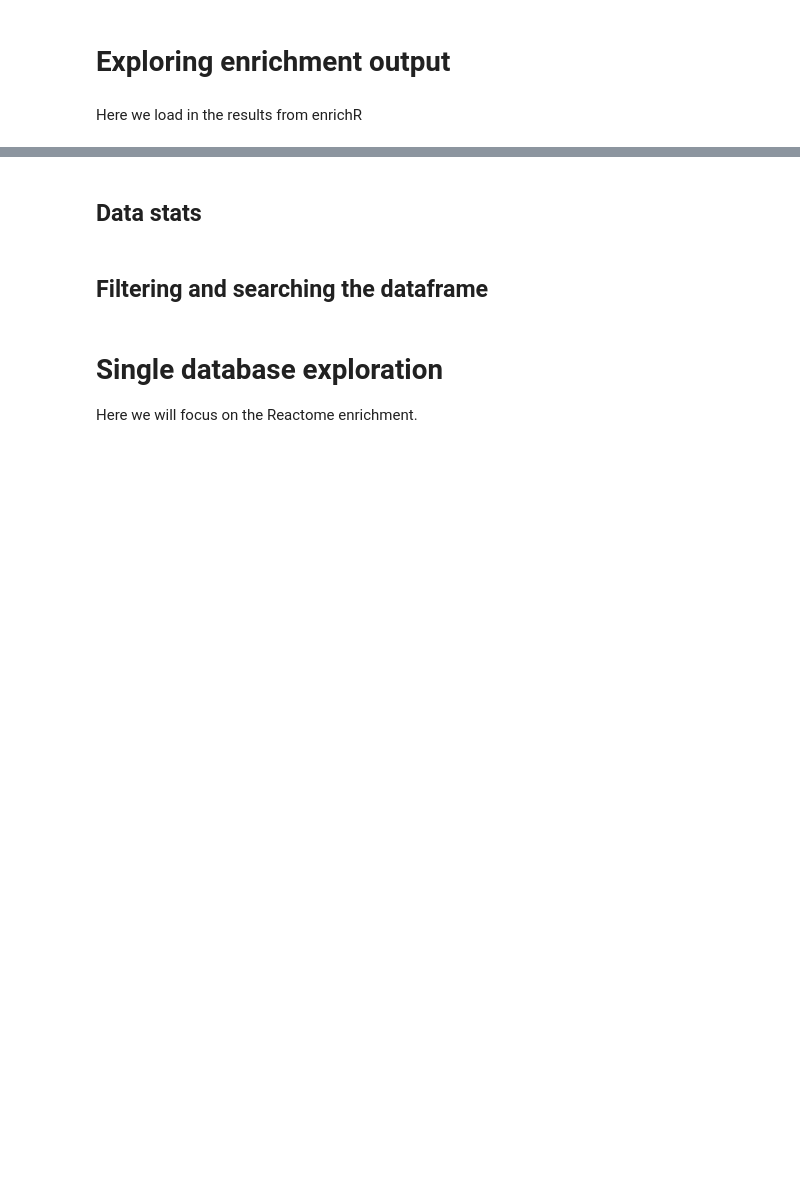
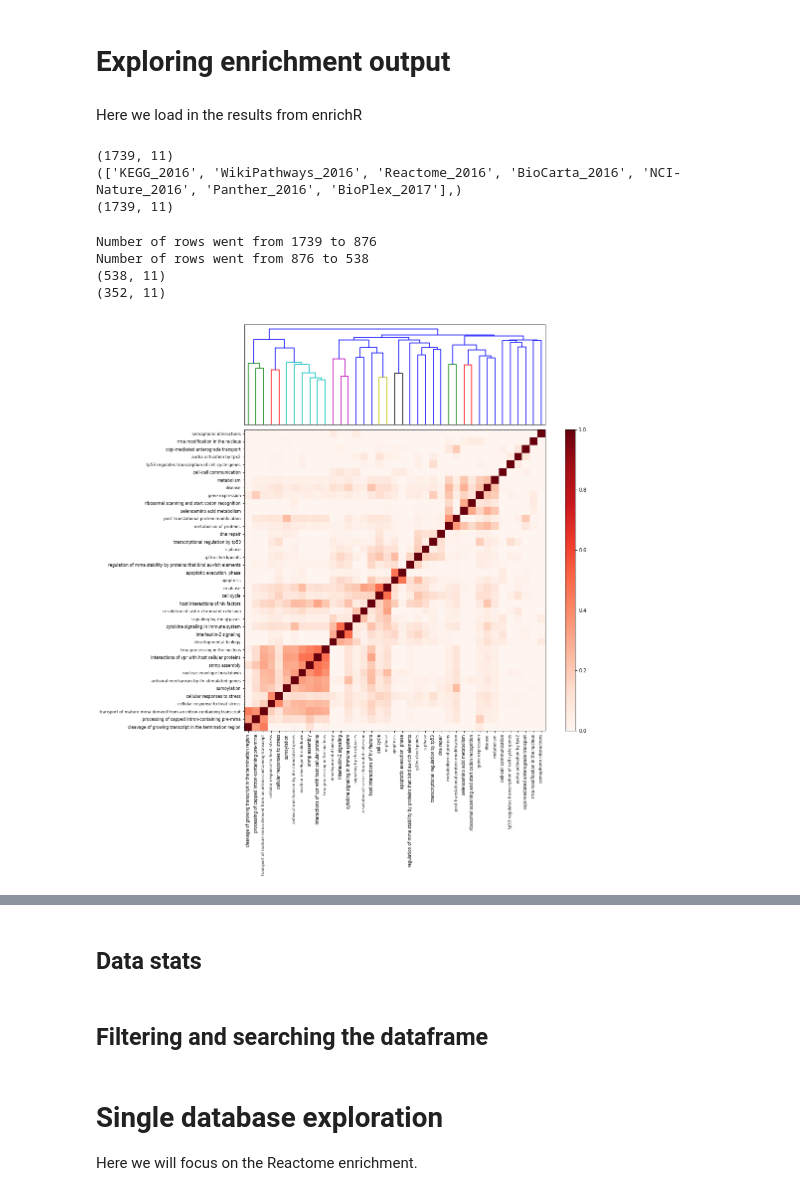
Before and after one commit to LoLab-MSM/MAGINE, a Jupyter notebook: examples/cisplatin/explore_enrichment_analysis.ipynb, the cells around one changed output, grey strips where cells are left out. Cells and saved outputs as stored; diff of their text form; code cells hidden in the pictures; blank space fills up the shorter version.

```diff
--- a/examples/cisplatin/explore_enrichment_analysis.ipynb
+++ b/examples/cisplatin/explore_enrichment_analysis.ipynb
@@ -34,3 +36,36 @@ Here we load in the results from enrichR
 enrichment_array = load_enrichment_csv('Data/cisplatin_enrichment.csv.gz', index_col=0)
 enrichment_array['significant'] = False
 enrichment_array.loc[enrichment_array['adj_p_value']<=0.05, 'significant'] = True
+# %%
+all_data = enrichment_array.filter_multi(
+    p_value=0.05, # only sig pvalues
+    combined_score=0.0, # score threshold of positive values
+#     rank=50, # select top 100 from each time point
+#     db=db_types['pathways'],
+    db=[ 'Reactome_2016'],
+    category=['proteomics_up', 'proteomics_down', 'proteomics_both']
+)
+print(all_data.shape)
+print(db_types['pathways'],)
+all_data['term_name'] = all_data['term_name'].str.split('_').str.get(0)
+# all_data = all_data.loc[~all_data['term_name'].isin(not_useful)]
+print(all_data.shape)
+# %% [output]
+(1739, 11)
+(['KEGG_2016', 'WikiPathways_2016', 'Reactome_2016', 'BioCarta_2016', 'NCI-Nature_2016', 'Panther_2016', 'BioPlex_2017'],)
+(1739, 11)
+# %%
+all_data.remove_redundant(inplace=True, level='sample', threshold=.5)
+all_data.remove_redundant(inplace=True, level='dataframe', threshold=.5)
+print(all_data.shape)
+all_data.filter_by_minimum_sig_columns(columns='sample_id', index=['term_name', 'category'], min_terms=3, inplace=True)
+print(all_data.shape)
+# %% [output]
+Number of rows went from 1739 to 876
+Number of rows went from 876 to 538
+(538, 11)
+(352, 11)
+# %%
+all_data.dist_matrix(level='sample', fig_size=(14,14));
+# %% [output]
+[figure, added]
```
Also changed, not shown: parts of 10 cells of this notebook, 4 other files.
